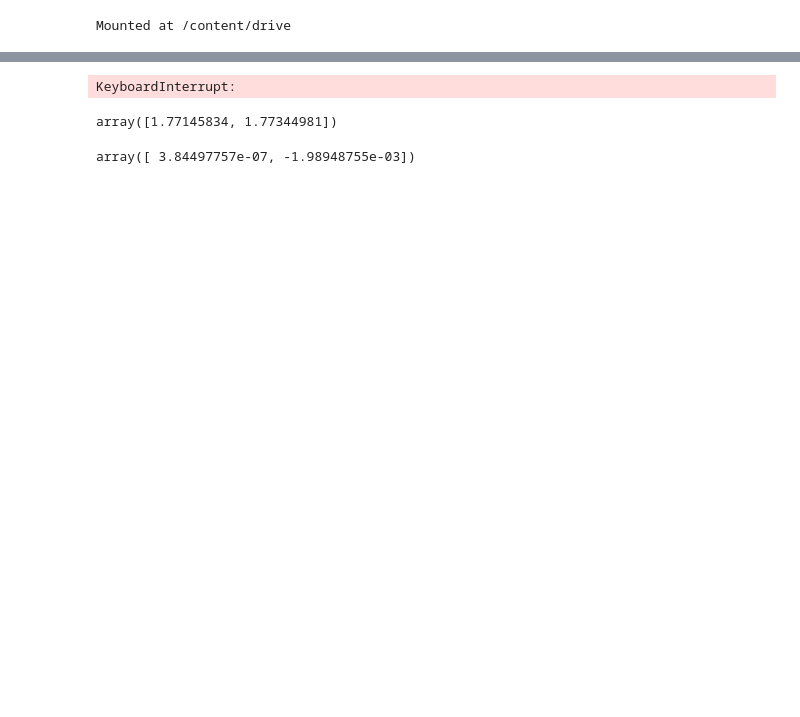
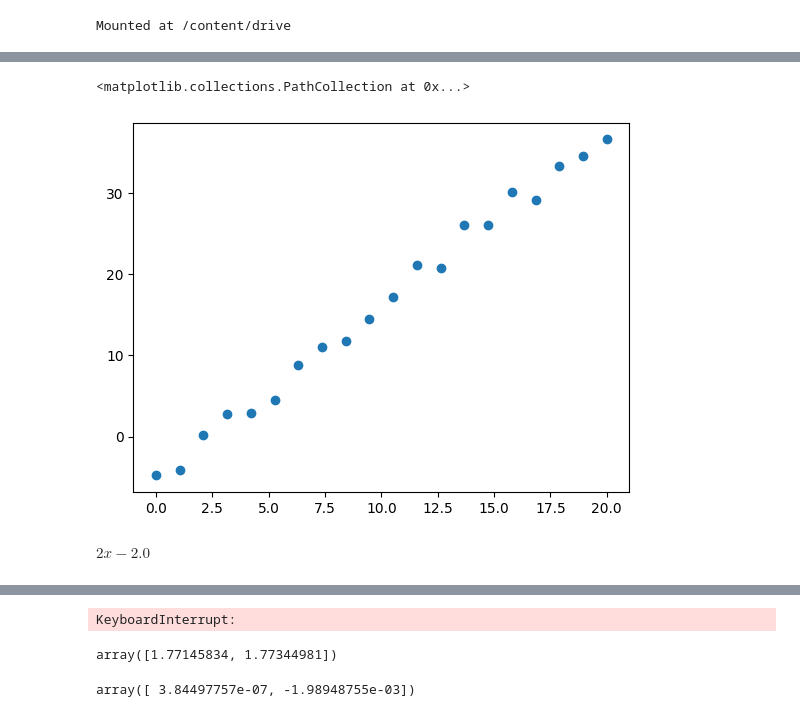
Before and after one commit to asegura4488/MetodosComputacionalesI2025, a Jupyter notebook: Semana10/MinimosGradiente.ipynb, the cells around one changed output, grey strips where cells are left out. Cells and saved outputs as stored; diff of their text form; code cells hidden in the pictures; blank space fills up the shorter version.

```diff
--- a/Semana10/MinimosGradiente.ipynb
+++ b/Semana10/MinimosGradiente.ipynb
@@ -21,3 +22,8 @@ import time
 # %%
 data = np.loadtxt('Data/MinimosLineal.txt')
 x_data, y_data = data[:, 0], data[:, 1]
+# %%
+plt.scatter(x_data,y_data)
+# %% [output]
+<matplotlib.collections.PathCollection at 0x...>
+[figure, added]
@@ -23,0 +38,6 @@ x_data, y_data = data[:, 0], data[:, 1]
+# %%
+_x = sym.Symbol('x',real=True)
+p = np.array([-2,2])
+Model(p,_x)
+# %% [output]
+$\displaystyle 2 x - 2.0$
```
Also changed, not shown: parts of 10 cells of this notebook.
